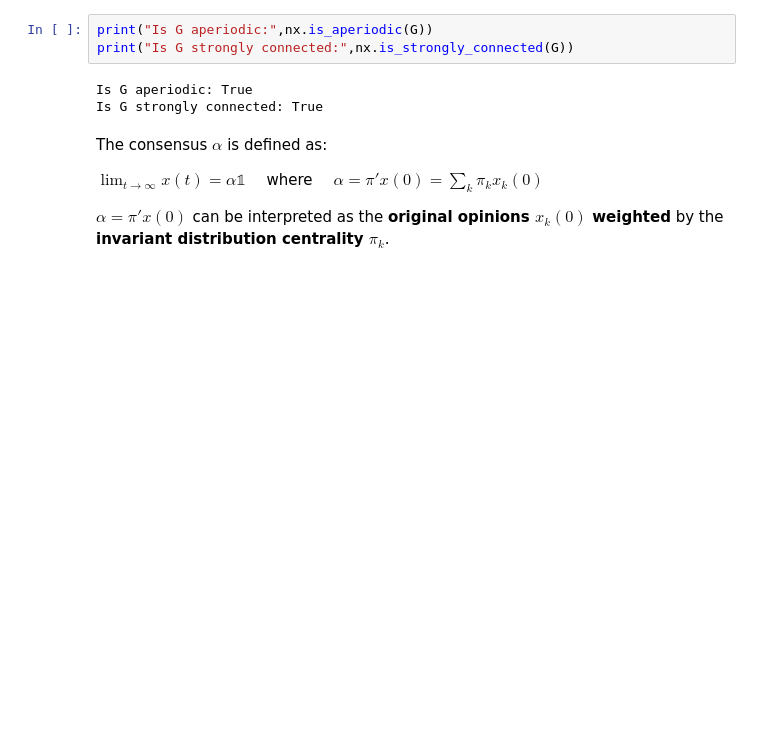
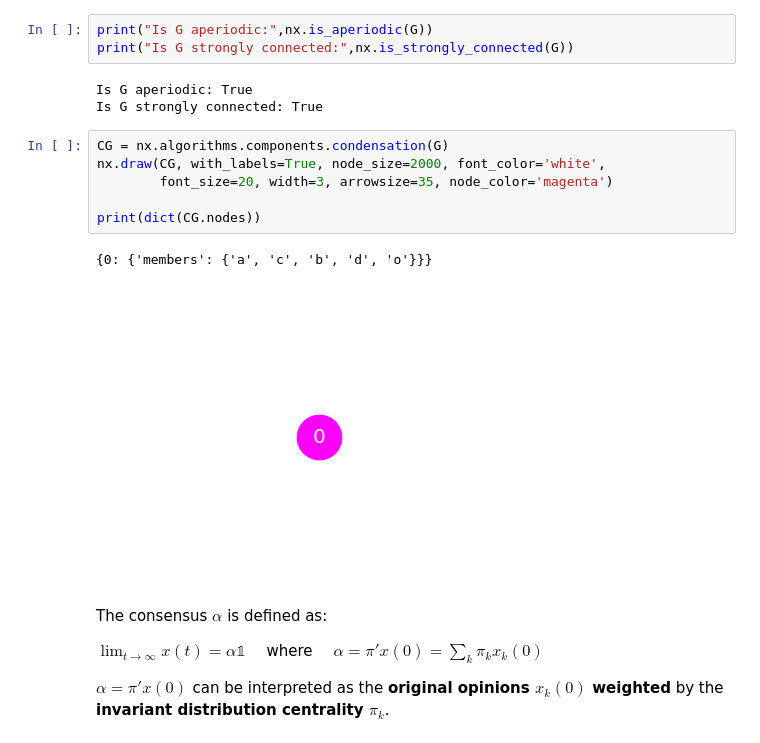
Before and after one commit to fabioeterno/Network_Homework, a Jupyter notebook: Homework2/Hw2.ipynb, the cells around one changed output. Drawn from its saved outputs; the diff is of its cells as text; blank space fills up the shorter version.

```diff
--- a/Homework2/Hw2.ipynb
+++ b/Homework2/Hw2.ipynb
@@ -386,6 +388,15 @@ print("Is G strongly connected:",nx.is_strongly_connected(G))
 # %% [output]
 Is G aperiodic: True
 Is G strongly connected: True
+# %%
+CG = nx.algorithms.components.condensation(G)
+nx.draw(CG, with_labels=True, node_size=2000, font_color='white',
+        font_size=20, width=3, arrowsize=35, node_color='magenta')
+
+print(dict(CG.nodes))
+# %% [output]
+{0: {'members': {'a', 'c', 'b', 'd', 'o'}}}
+[figure, added]
 # %% [markdown]
 The consensus $\alpha$ is defined as:
 
```
Also changed, not shown: parts of 28 cells of this notebook.
